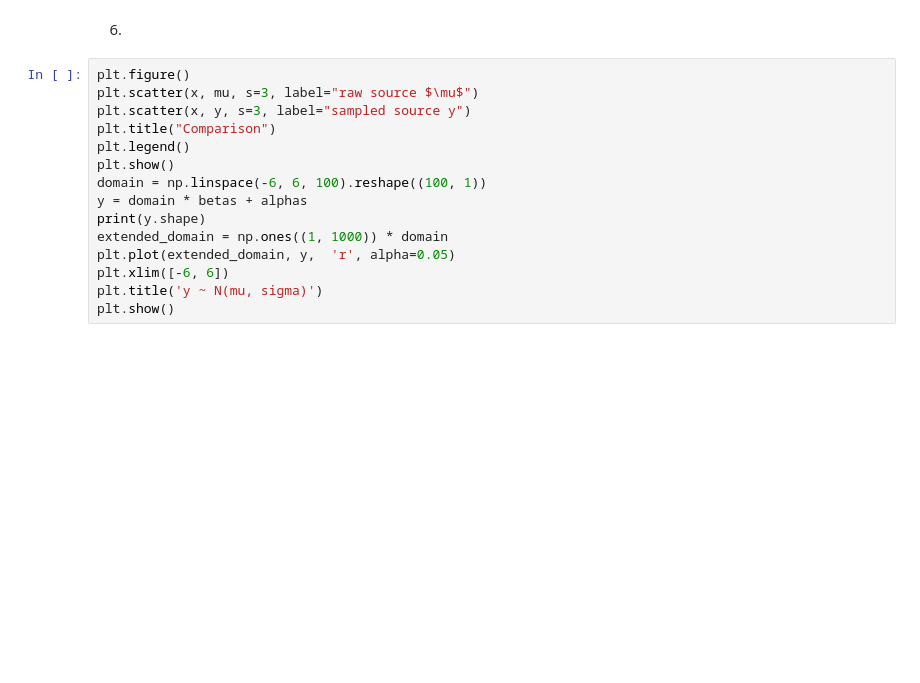
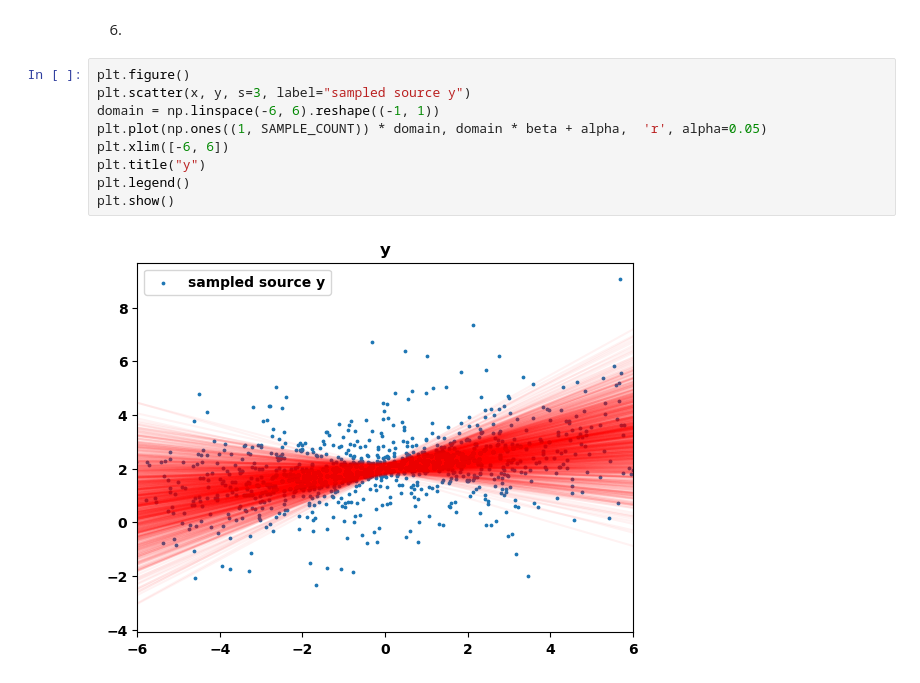
Before and after one commit to IRatajczyk/Data-Analytics, a Jupyter notebook: Lab1/lab_1_ratajczyk.ipynb, the cells around one changed output. Drawn from its saved outputs; the diff is of its cells as text; blank space fills up the shorter version.

```diff
--- a/Lab1/lab_1_ratajczyk.ipynb
+++ b/Lab1/lab_1_ratajczyk.ipynb
@@ -96,16 +96,12 @@ y: np.ndarray = np.random.normal(mu, sigma)
 6.
 # %%
 plt.figure()
-plt.scatter(x, mu, s=3, label="raw source $\mu$")
 plt.scatter(x, y, s=3, label="sampled source y")
-plt.title("Comparison")
+domain = np.linspace(-6, 6).reshape((-1, 1))
+plt.plot(np.ones((1, SAMPLE_COUNT)) * domain, domain * beta + alpha,  'r', alpha=0.05)
+plt.xlim([-6, 6])
+plt.title("y")
 plt.legend()
 plt.show()
-domain = np.linspace(-6, 6, 100).reshape((100, 1))
-y = domain * betas + alphas
-print(y.shape)
-extended_domain = np.ones((1, 1000)) * domain
-plt.plot(extended_domain, y,  'r', alpha=0.05)
-plt.xlim([-6, 6])
-plt.title('y ~ N(mu, sigma)')
-plt.show()
+# %% [output]
+[figure, added]
```
Also changed, not shown: parts of 4 cells of this notebook.
